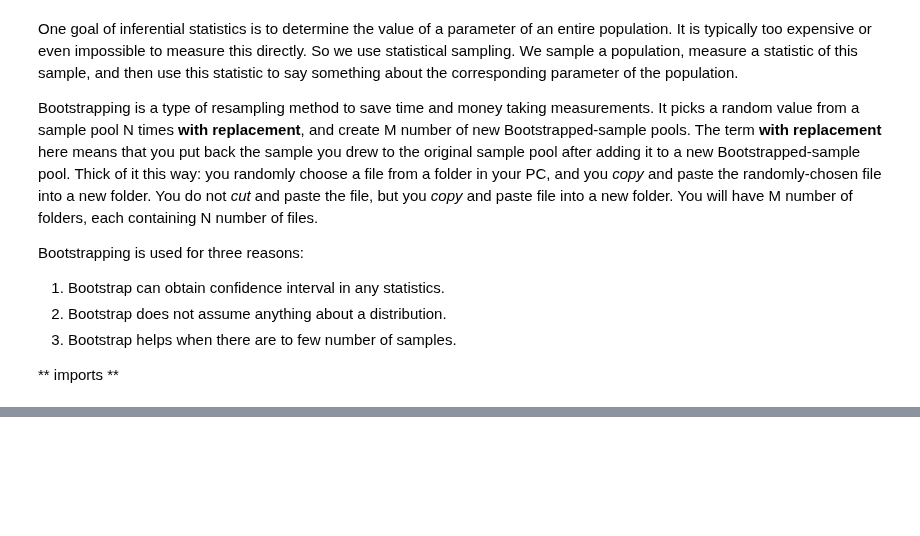
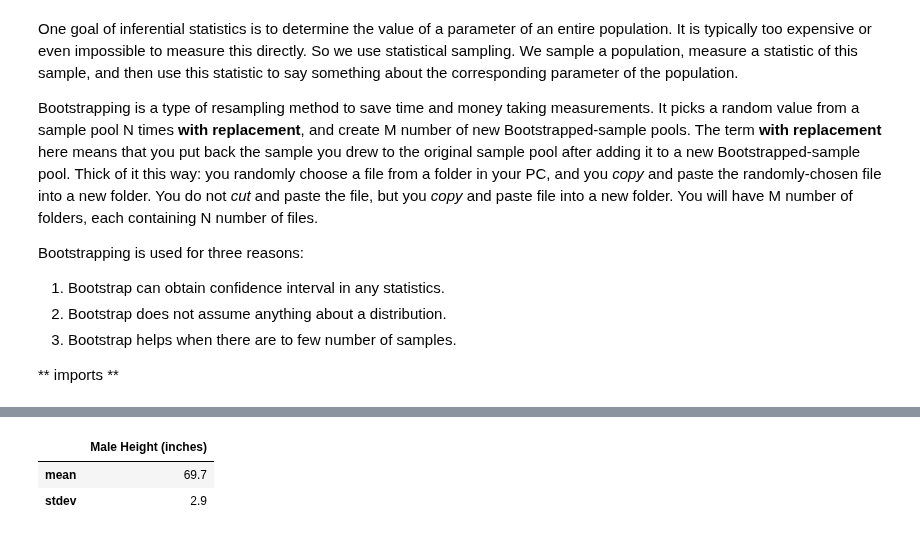
Before and after one commit to aegis4048/Petroleum_Engineering, a Jupyter notebook: Data Analysis/Uncertainty Modeling with Bootstrap Simulation.ipynb, the cells around one changed output, grey strips where cells are left out. Saved outputs shown, nothing was run; the diff lists cells and outputs as text; code cells hidden in the pictures; blank space fills up the shorter version.

```diff
--- a/Data Analysis/Uncertainty Modeling with Bootstrap Simulation.ipynb
+++ b/Data Analysis/Uncertainty Modeling with Bootstrap Simulation.ipynb
@@ -33,3 +42,10 @@ Bootstrap simulation can be run to obtain confidence intervals in various popula
 ### 1.1 Initial Data From the US Census Bureau
 
 From the U.S. Census Bureau, you obtained the mean and standard deviation values for the US males and females height. The distribution is Gaussian, and the statistics are as follows:
+# %%
+census_data = pd.DataFrame(data=[[69.7], [2.9]], columns=['Male Height (inches)'], index=['mean', 'stdev'])
+census_data
+# %% [output]
+|  | Male Height (inches) |
+| mean | 69.7 |
+| stdev | 2.9 |
```
Also changed, not shown: parts of 28 cells of this notebook.
